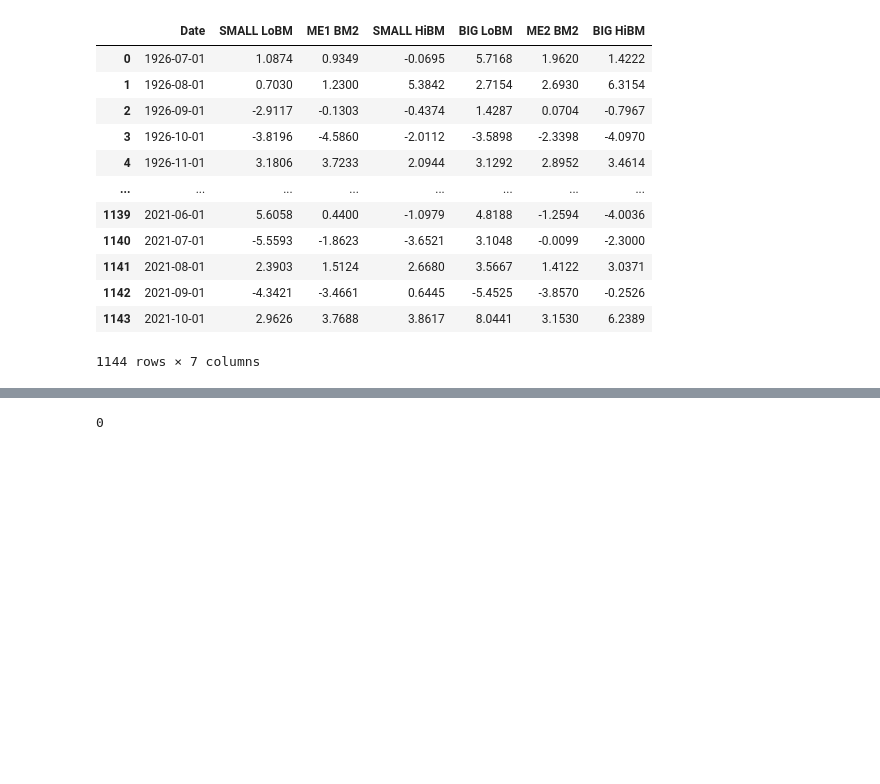
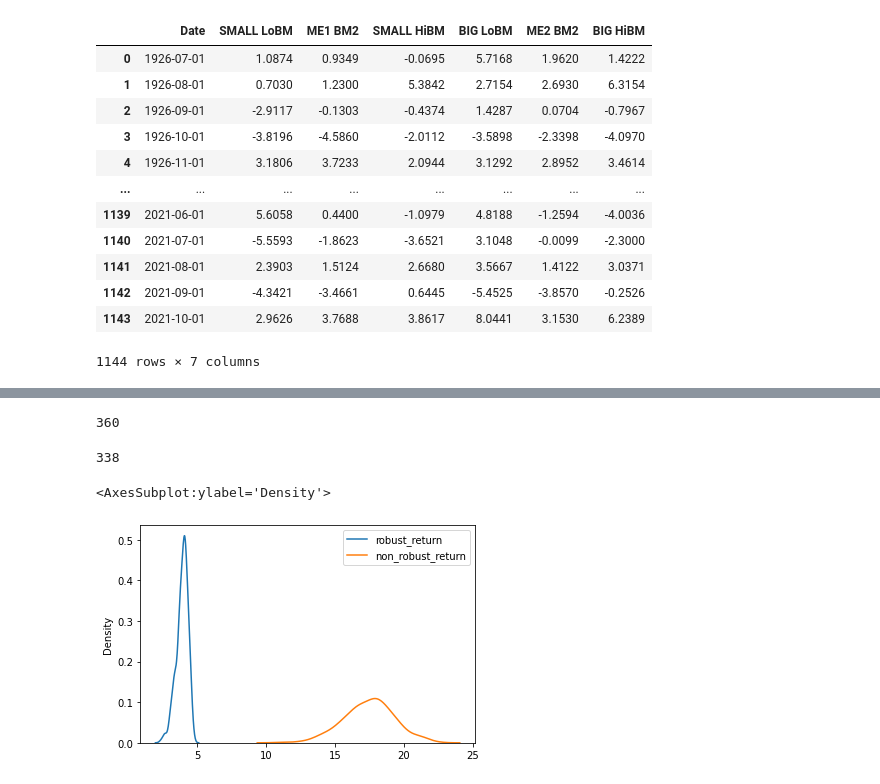
Before and after one commit to GuanJinNL/Robust_Optimization_Risk_Measures, a Jupyter notebook: Return_Data.ipynb, the cells around one changed output, grey strips where cells are left out. Drawn from its saved outputs; the diff is of its cells as text; code cells hidden in the pictures; blank space fills up the shorter version.

```diff
--- a/Return_Data.ipynb
+++ b/Return_Data.ipynb
@@ -372,5 +391,7 @@ h_conj = h_sing_power_conj
 utility= lin_utility
 utility_eva = lin_utility_eva
 # %%
-squeeze_algorithm(R,r,c,p,par,r_f,h_eva, phi_func,h_func,phi_conj,h_conj,utility)
+robust_result = squeeze_algorithm(R,r,c,p,par,r_f,h_eva, phi_func,h_func,phi_conj,h_conj,utility)
+print(robust_result)
+w_rob = robust_result[0]
 # %% [output]
@@ -404,5 +415,6 @@ rbvalue 10.000824089878668
 # %%
 results_nonrb = non_robust_cut(R,c,p,par,r_f, h_eva,h_func, utility, utility_eva)
 print(results_nonrb)
+w_notrob = results_nonrb[0]
 robustcheck(results_nonrb[0],R,r,p,par,r_f,h_func, phi_func,utility, utility_eva)[0]
 # %% [output]
@@ -429,11 +441,42 @@ prob = []
 N = R.shape[0]
 mean = 1/N
 var = np.sqrt(r/(N**2))
-for i in range(20):
-    q = np.random.normal(mean,var,size = N)
-    q[N-1] = 1-np.sum(q[0:N-1])
-    if np.sum(q >= 0) == N:
-        prob.append(q)
-print(len(prob))
+for i in range(5000):
+    q_real = np.zeros(N)
+    for j in range(N-1):
+        continu = True
+        while continu == True:
+            q = np.random.normal(mean,var)
+            if q>= 0:
+                continu = False
+                q_real[j] = q
+    last = 1-np.sum(q_real[0:N-1])
+    if last >= 0:
+        q_real[N-1] = last
+        prob.append(q_real)
-# %% [output]
-0
+# %%
+risk_robust = np.zeros(len(prob))
+risk_non_robust = np.zeros(len(prob))
+Ex_ret_robust = np.zeros(len(prob))
+Ex_ret_non_robust = np.zeros(len(prob))
+
+for i in range(len(prob)):
+    risk_robust[i] = risk_calc(prob[i],R,w_rob,r_f,par,utility_eva, h_eva)
+    risk_non_robust[i] = risk_calc(prob[i],R,w_notrob,r_f,par,utility_eva, h_eva)
+    Ex_ret_robust[i] = Ex_return(prob[i],R,w_rob,r_f,par,utility_eva)
+    Ex_ret_non_robust[i] = Ex_return(prob[i],R,w_notrob,r_f,par,utility_eva)
+# %%
+N
+# %% [output]
+360
+# %%
+len(prob)
+# %% [output]
+338
+# %%
+data1 = {'robust_return':Ex_ret_robust, 'non_robust_return':Ex_ret_non_robust}
+dt1 = pd.DataFrame(data = data1)
+sns.kdeplot(data = dt1)
+# %% [output]
+<AxesSubplot:ylabel='Density'>
+[figure, added]
```
Also changed, not shown: parts of 6 cells of this notebook.
